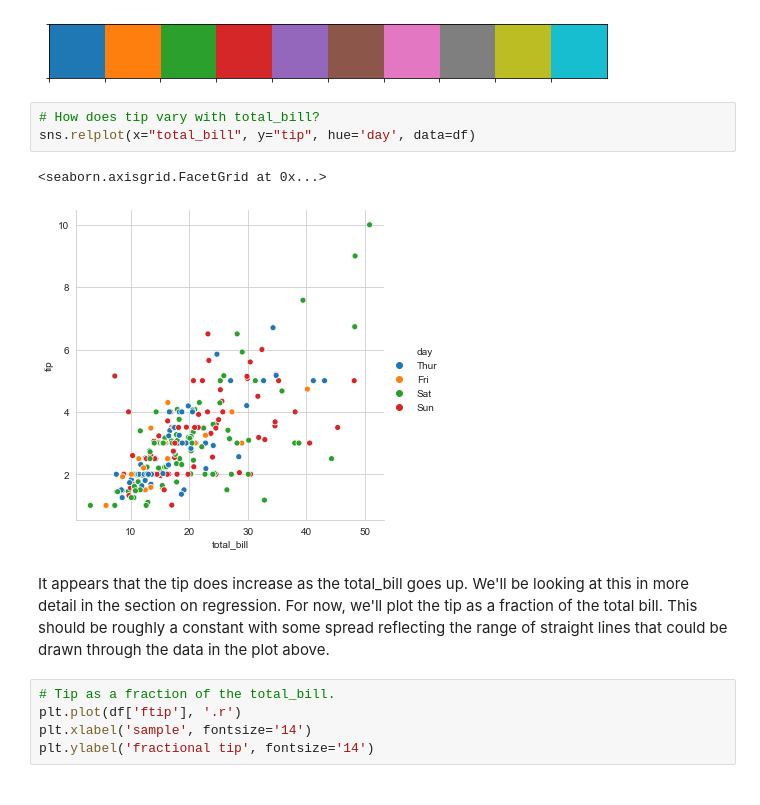
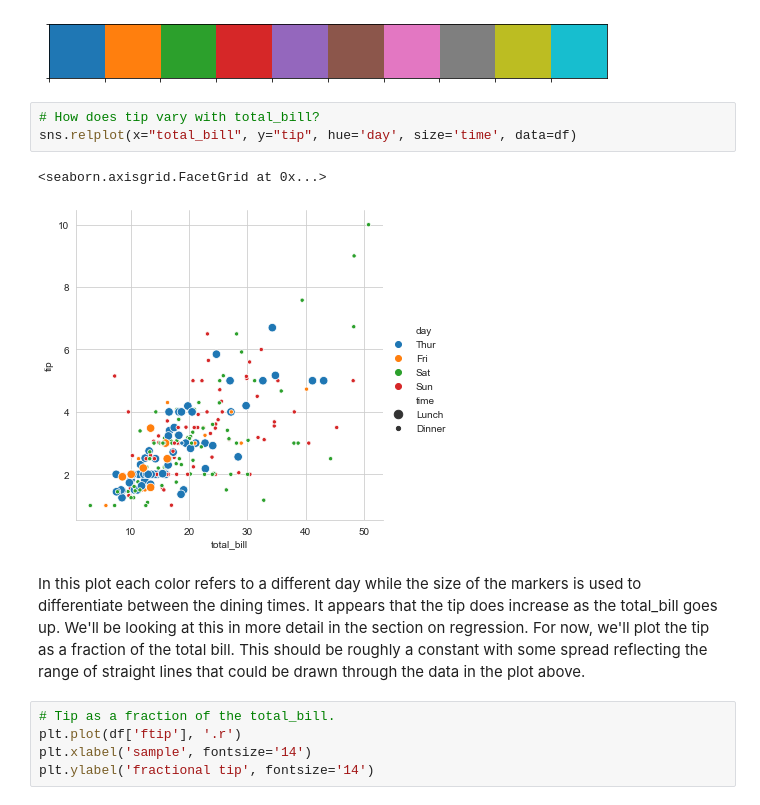
Before and after one commit to elizabethdaly/data-analysis-project, a Jupyter notebook: tips-data-analysis.ipynb, the cells around one changed output. Saved outputs shown, nothing was run; the diff lists cells and outputs as text.

```diff
--- a/tips-data-analysis.ipynb
+++ b/tips-data-analysis.ipynb
@@ -129,12 +129,12 @@ sns.set_style('whitegrid')
 [figure]
 # %%
 # How does tip vary with total_bill?
-sns.relplot(x="total_bill", y="tip", hue='day', data=df)
+sns.relplot(x="total_bill", y="tip", hue='day', size='time', data=df)
 # %% [output]
 <seaborn.axisgrid.FacetGrid at 0x...>
-[figure, old version]
+[figure, new version]
 # %% [markdown]
-It appears that the tip does increase as the total_bill goes up. We'll be looking at this in more detail in the section on regression. For now, we'll plot the tip as a fraction of the total bill. This should be roughly a constant with some spread reflecting the range of straight lines that could be drawn through the data in the plot above.
+In this plot each color refers to a different day while the size of the markers is used to differentiate between the dining times. It appears that the tip does increase as the total_bill goes up. We'll be looking at this in more detail in the section on regression. For now, we'll plot the tip as a fraction of the total bill. This should be roughly a constant with some spread reflecting the range of straight lines that could be drawn through the data in the plot above.
 # %%
 # Tip as a fraction of the total_bill.
 plt.plot(df['ftip'], '.r')
```
Also changed, not shown: parts of 16 cells of this notebook, 1 other file.
